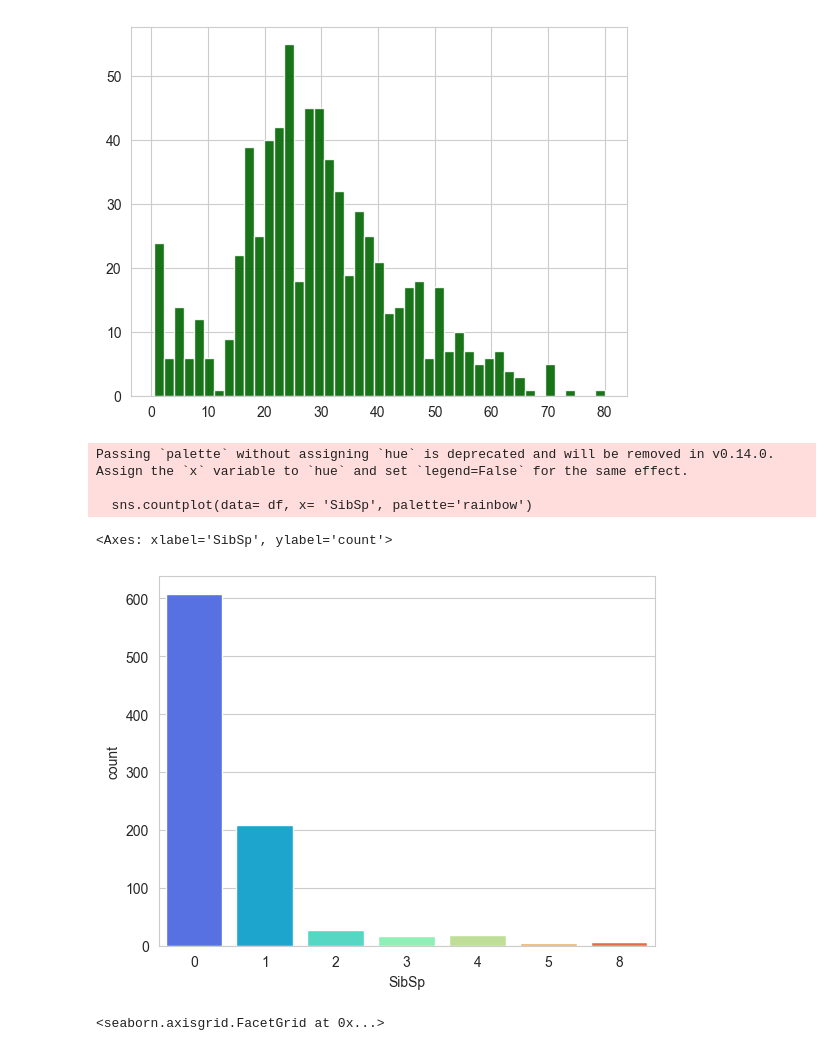
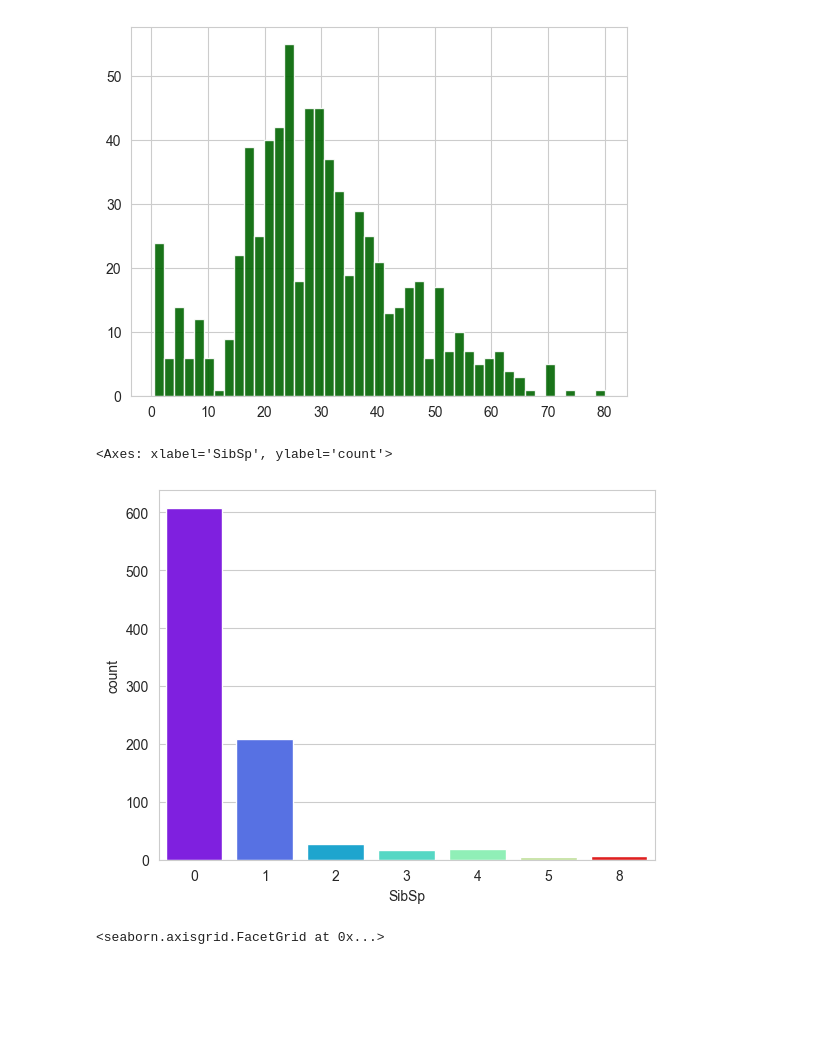
Before and after one commit to AryanGoyal17/Titanic-Survival-Prediction, a Jupyter notebook: notebooks/01_titanic_eda.ipynb, the cells around one changed output. Drawn from its saved outputs; the diff is of its cells as text; code cells hidden in the pictures; blank space fills up the shorter version.

```diff
--- a/notebooks/01_titanic_eda.ipynb
+++ b/notebooks/01_titanic_eda.ipynb
@@ -164,14 +163,11 @@ df['Age'].hist(bins = 45, color= 'darkgreen', alpha = 0.9)
 # %%
 # 5-- How many siblings/spouses were present?
 
 sns.set_style('whitegrid')
-sns.countplot(data= df, x= 'SibSp', palette='rainbow')
+sns.countplot(data= df, x= 'SibSp', hue = 'SibSp', legend = False, palette='rainbow')
 # %% [output]
-Passing `palette` without assigning `hue` is deprecated and will be removed in v0.14.0. Assign the `x` variable to `hue` and set `legend=False` for the same effect.
-
-  sns.countplot(data= df, x= 'SibSp', palette='rainbow')
+<Axes: xlabel='SibSp', ylabel='count'>
-<Axes: xlabel='SibSp', ylabel='count'>
-[figure, old version]
+[figure, new version]
 # %%
 #-- Majority of passengers didnt have any siblings/spouse with them.
 # %%
```
Also changed, not shown: parts of 3 cells of this notebook.
